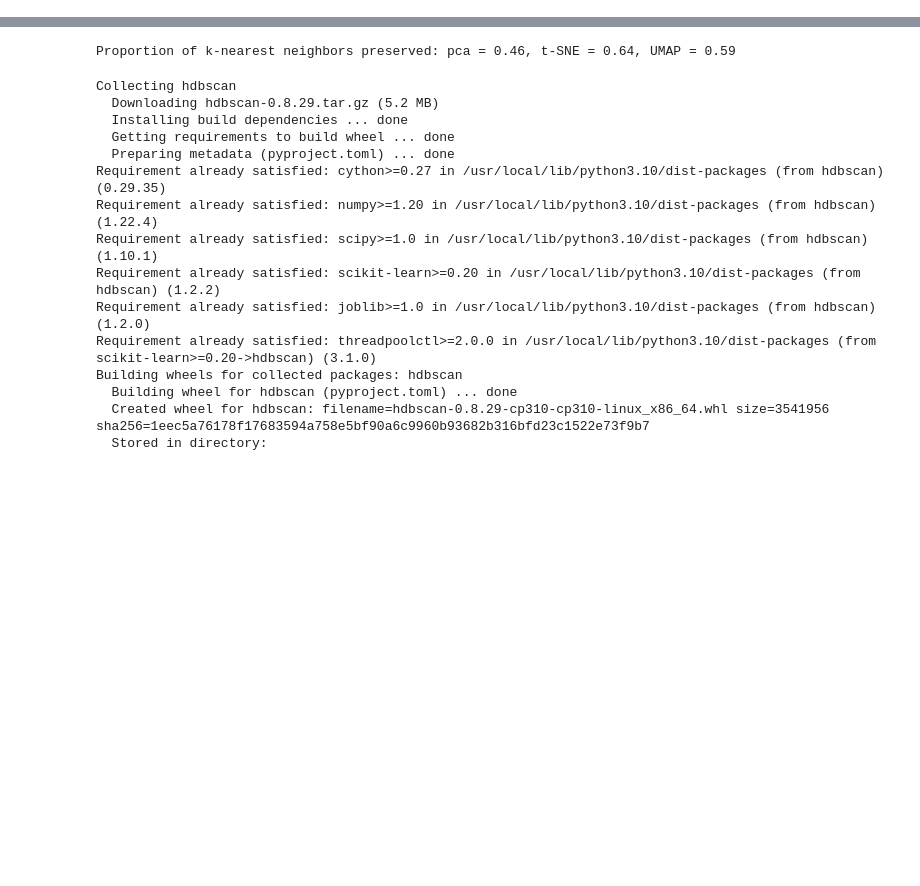
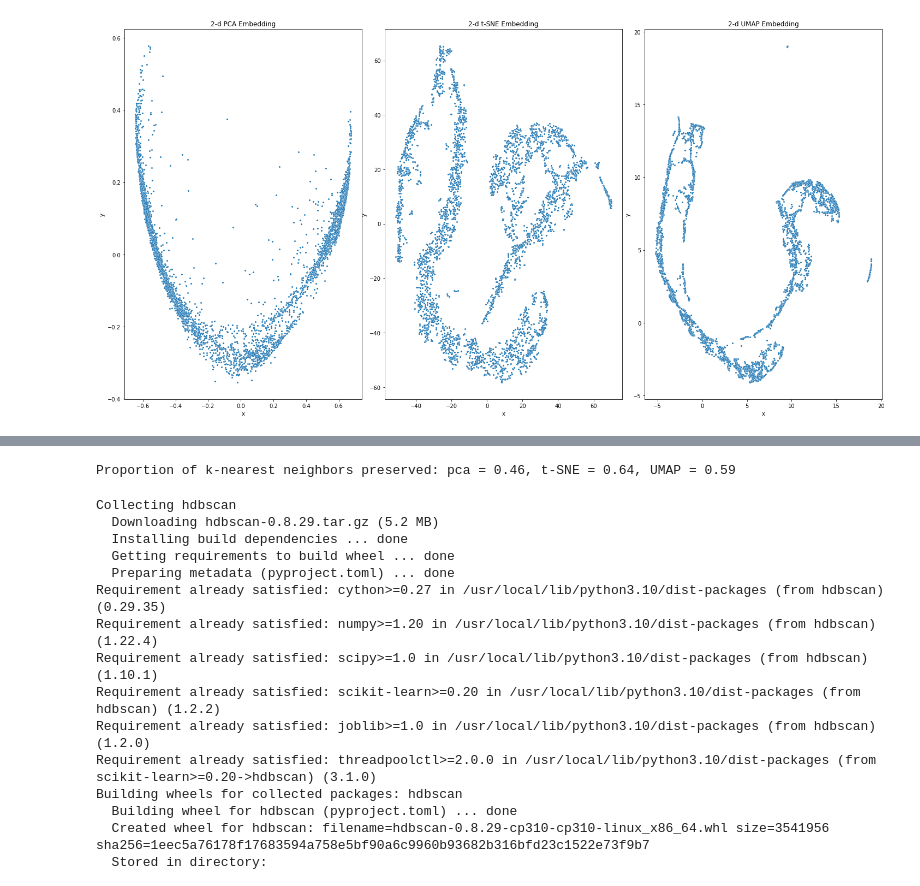
Before and after one commit to jt-ut/GaiaREU, a Jupyter notebook: GaiaREU-ML_v1.ipynb, the cells around one changed output, grey strips where cells are left out. Drawn from its saved outputs; the diff is of its cells as text; code cells hidden in the pictures; blank space fills up the shorter version.

```diff
--- a/GaiaREU-ML_v1.ipynb
+++ b/GaiaREU-ML_v1.ipynb
@@ -65,3 +116,0 @@ There are many DR algorithms in statistics and machine learning. We introduce a
-# %%
-%matplotlib inline
-plt.rcParams['figure.figsize'] = (10, 10)
@@ -124,12 +116,0 @@ Requirement already satisfied: threadpoolctl>=2.0.0 in /usr/local/lib/python3.10
-# %%
-## UMAP
-import umap
-
-umap = umap.UMAP(n_neighbors=30, n_components=2, n_jobs = 2, random_state=123, verbose=True)
-X_umap = umap.fit_transform(flux)
-X_umap = pd.DataFrame(X_umap, columns = ['x','y'])
-
-# Visualize the t-SNE representation of our data
-sns.scatterplot(x='x', y='y', data = X_umap, s=10).set(title='2-d UMAP Embedding')
-
-## TODO: Change n_neighbors parameter
@@ -145,0 +117,27 @@ Thu Jun 29 15:08:06 2023 Finished embedding
+# %%
+## PCA, no parameters needed!
+pca = PCA(n_components=2)
+X_pca = pca.fit_transform(flux)
+X_pca = pd.DataFrame(X_pca, columns = ['x','y'])
+
+## t-SNE, using default perplexity = 30
+tsne = TSNE(n_components=2, perplexity=30.0, random_state = 123, verbose=1, n_jobs=2)
+X_tsne = tsne.fit_transform(flux)
+X_tsne = pd.DataFrame(X_tsne, columns = ['x','y'])
+
+## UMAP, using its default n_neighbors = 15
+umap = umap.UMAP(n_neighbors=15, n_components=2, n_jobs = 2, random_state=123, verbose=True)
+X_umap = umap.fit_transform(flux)
+X_umap = pd.DataFrame(X_umap, columns = ['x','y'])
+# %%
+## Visualize the PCA, t-SNE, and UMAP representations of our flux data
+plt.rcParams['figure.dpi'] = 72
+plt.rcParams['figure.figsize'] = (20,10)
+fig, axes = plt.subplots(1, 3)
+fig.tight_layout()
+sns.scatterplot(x='x', y='y', data = X_pca, s=10, ax=axes[0]).set(title='2-d PCA Embedding')
+sns.scatterplot(x='x', y='y', data = X_tsne, s=10, ax=axes[1]).set(title='2-d t-SNE Embedding')
+sns.scatterplot(x='x', y='y', data = X_umap, s=10, ax=axes[2]).set(title='2-d UMAP Embedding')
+plt.show()
+# %% [output]
+[figure, added]
```
Also changed, not shown: parts of 17 cells of this notebook.
